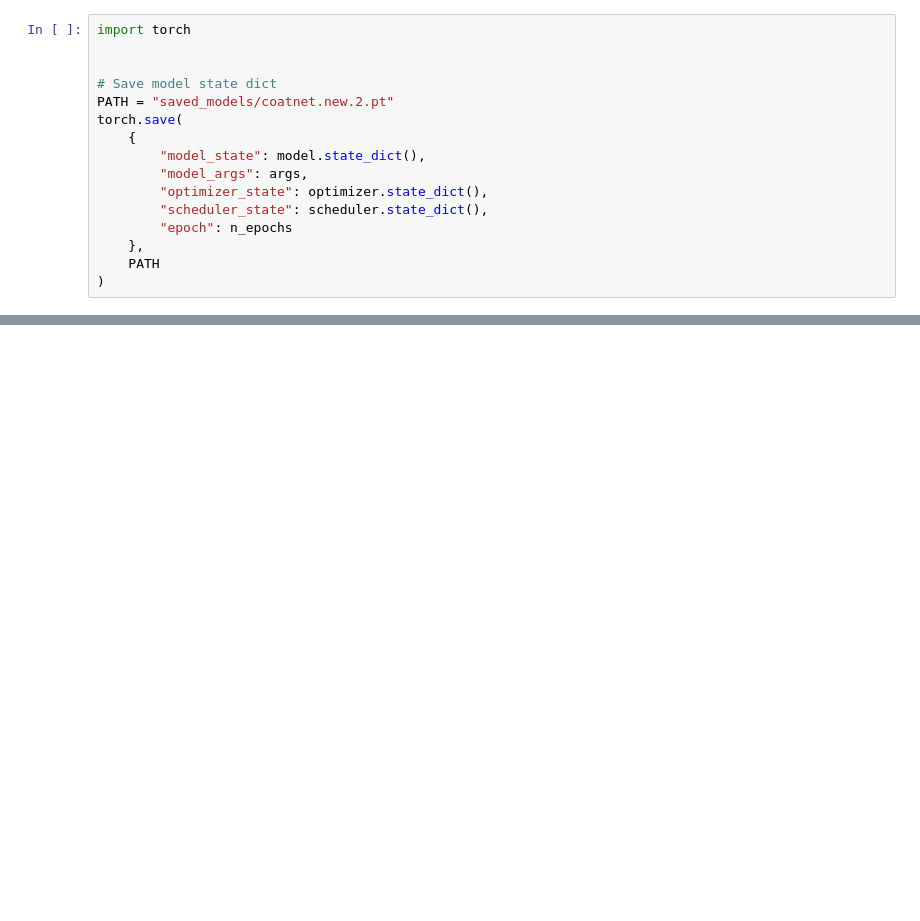
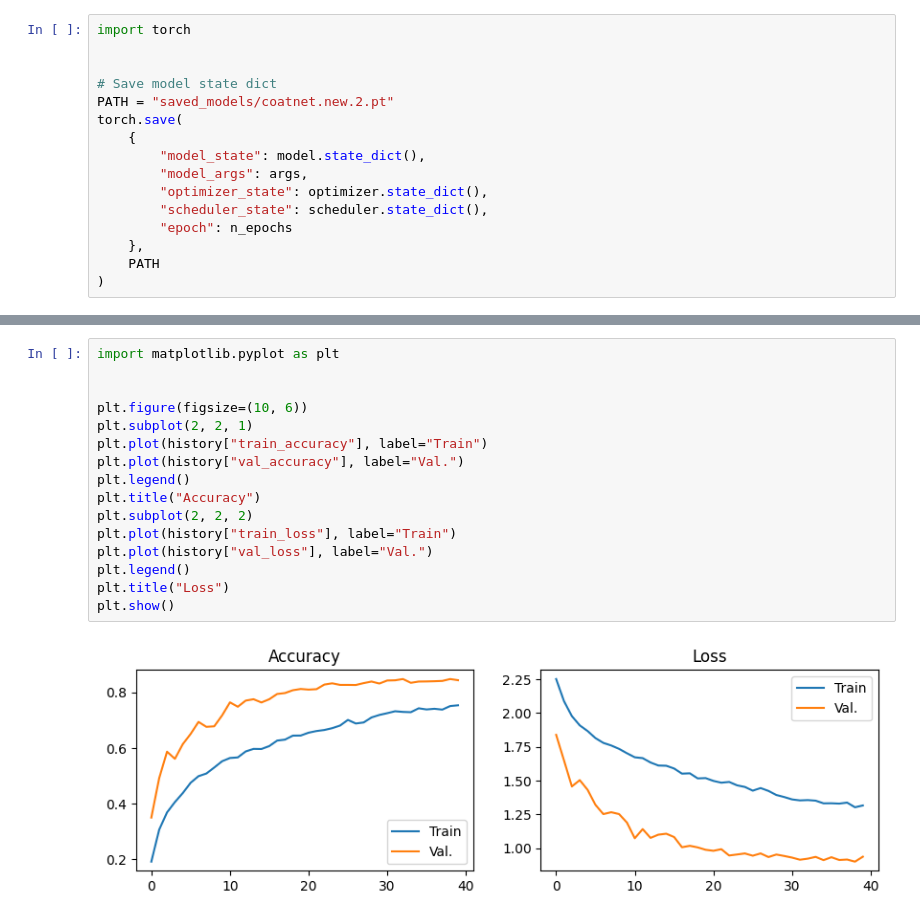
Before and after one commit to deepsleepofelectricsheep/deeplearning-worksamples, a Jupyter notebook: galaxy_classifier/debug.ipynb, the cells around one changed output, grey strips where cells are left out. Cells and saved outputs as stored; diff of their text form; blank space fills up the shorter version.

```diff
--- a/galaxy_classifier/debug.ipynb
+++ b/galaxy_classifier/debug.ipynb
@@ -164,0 +286,18 @@ plt.show()
+# %%
+import matplotlib.pyplot as plt
+
+
+plt.figure(figsize=(10, 6))
+plt.subplot(2, 2, 1)
+plt.plot(history["train_accuracy"], label="Train")
+plt.plot(history["val_accuracy"], label="Val.")
+plt.legend()
+plt.title("Accuracy")
+plt.subplot(2, 2, 2)
+plt.plot(history["train_loss"], label="Train")
+plt.plot(history["val_loss"], label="Val.")
+plt.legend()
+plt.title("Loss")
+plt.show()
+# %% [output]
+[figure, added]
```
Also changed, not shown: parts of 8 cells of this notebook, 2 other files.
